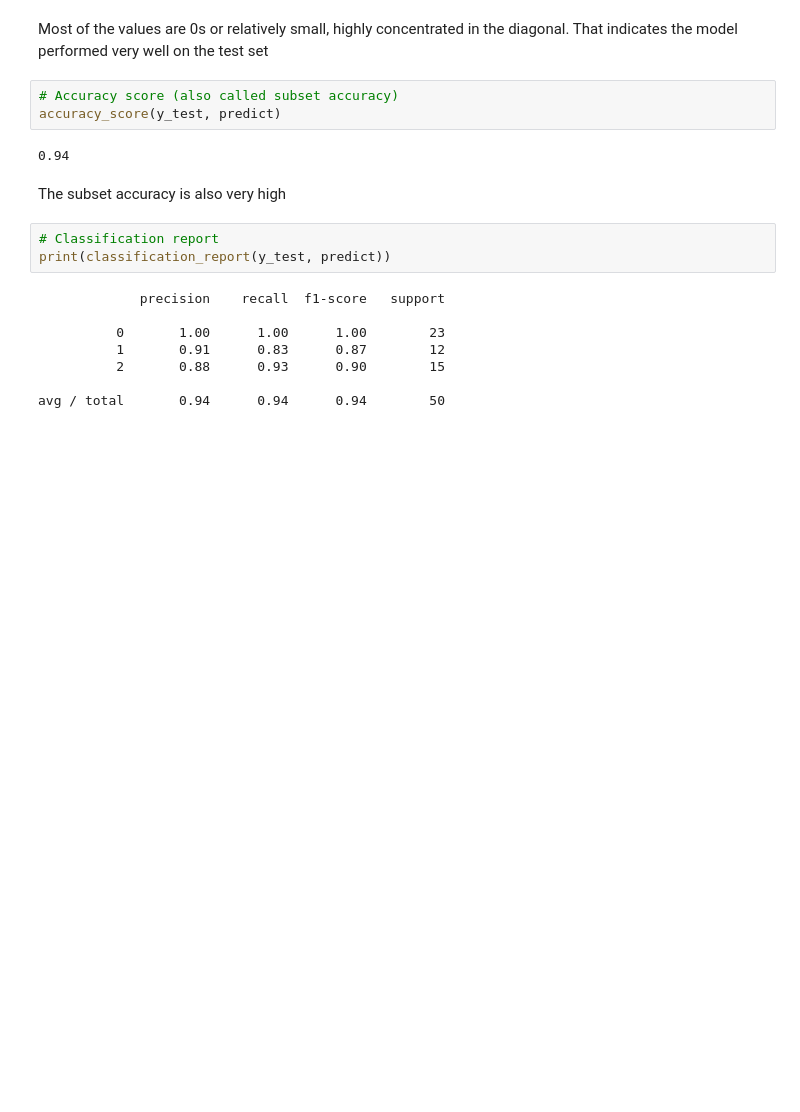
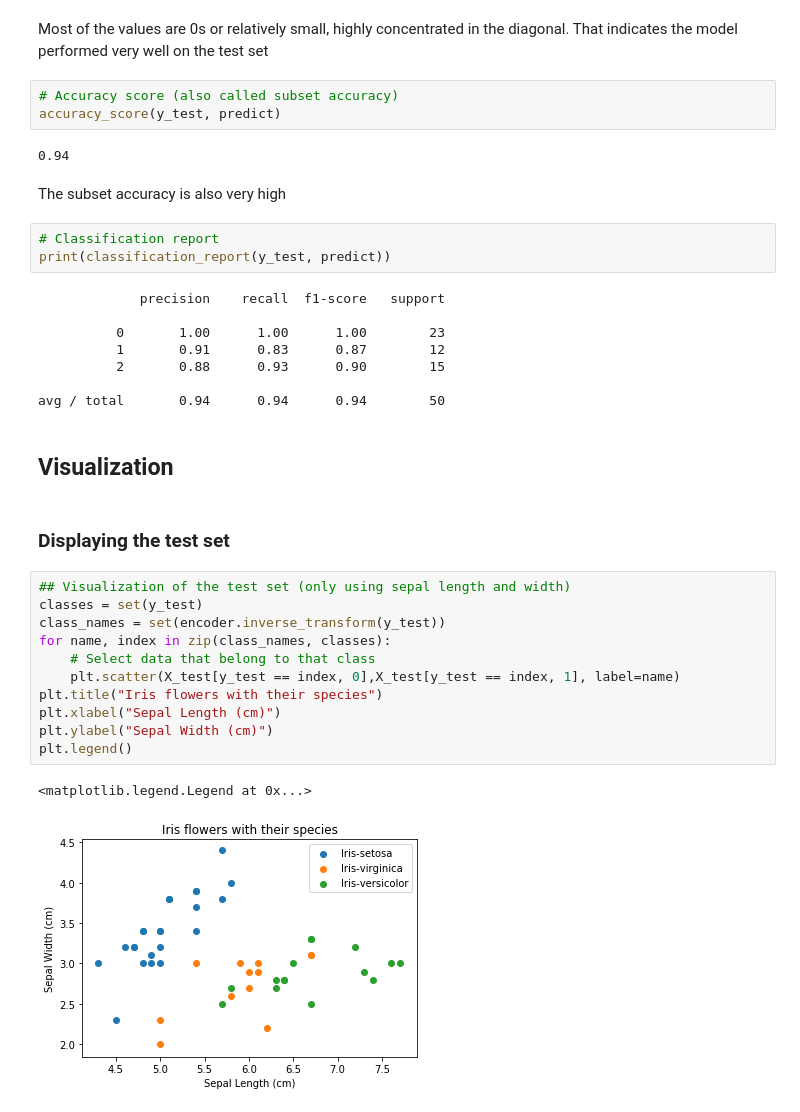
Before and after one commit to ericdasse28/iris-dataset-classification, a Jupyter notebook: Iris_dataset.ipynb, the cells around one changed output. Cells and saved outputs as stored; diff of their text form; blank space fills up the shorter version.

Commit message:
Adding visualization

```diff
--- a/Iris_dataset.ipynb
+++ b/Iris_dataset.ipynb
@@ -116,3 +117,21 @@ print(classification_report(y_test, predict))
           2       0.88      0.93      0.90        15
 
 avg / total       0.94      0.94      0.94        50
+# %% [markdown]
+## Visualization
+# %% [markdown]
+### Displaying the test set
+# %%
+## Visualization of the test set (only using sepal length and width)
+classes = set(y_test)
+class_names = set(encoder.inverse_transform(y_test))
+for name, index in zip(class_names, classes):
+    # Select data that belong to that class
+    plt.scatter(X_test[y_test == index, 0],X_test[y_test == index, 1], label=name)
+plt.title("Iris flowers with their species")
+plt.xlabel("Sepal Length (cm)")
+plt.ylabel("Sepal Width (cm)")
+plt.legend()
+# %% [output]
+<matplotlib.legend.Legend at 0x...>
+[figure, added]
```
Also changed, not shown: parts of 4 cells of this notebook.
